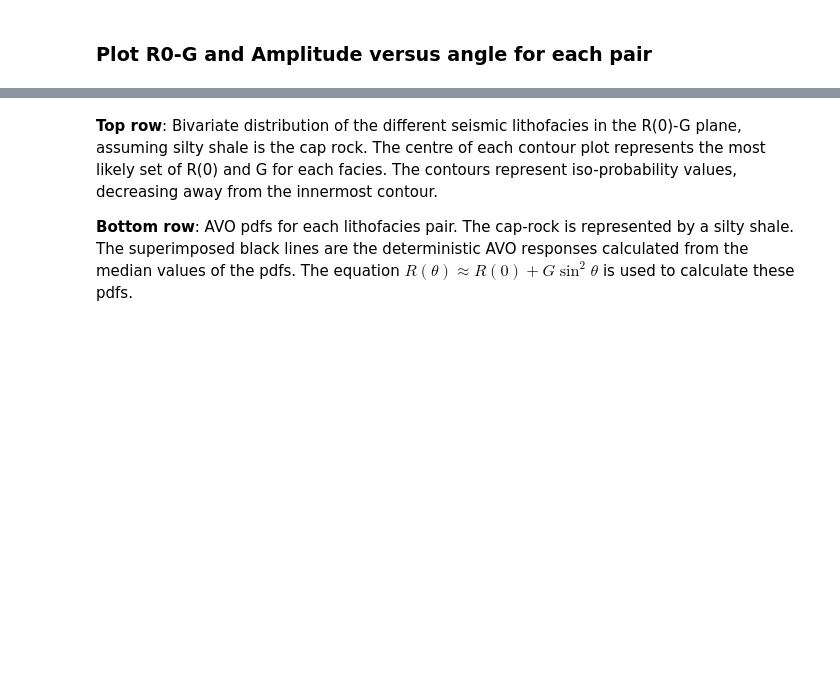
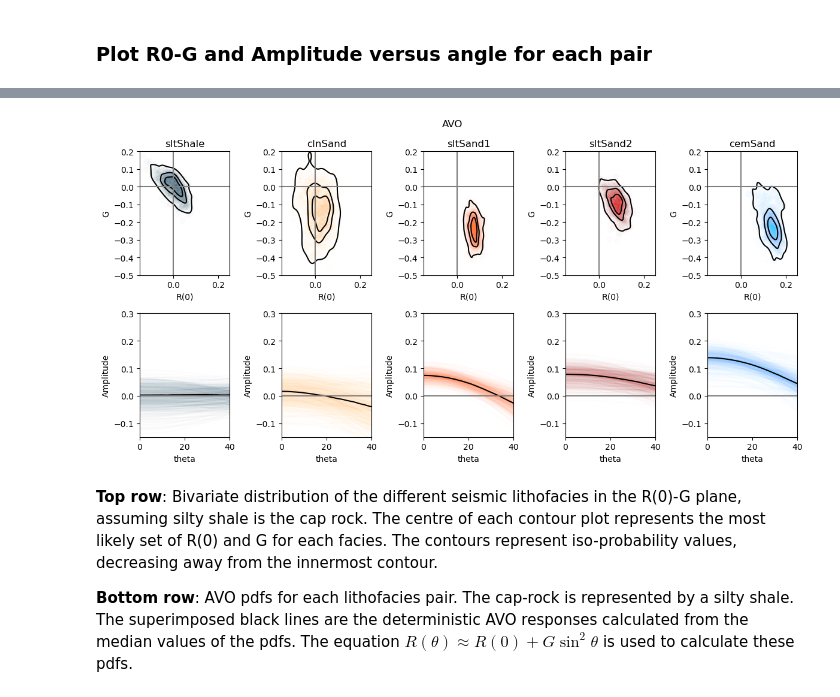
Before and after one commit to ABDunbar/Probabilistic-AVO-analysis, a Jupyter notebook: 01_Probabilistic_AVO_analysis.ipynb, the cells around one changed output, grey strips where cells are left out. Drawn from its saved outputs; the diff is of its cells as text; code cells hidden in the pictures; blank space fills up the shorter version.

Commit message:
code optimised plot - efficient

```diff
--- a/01_Probabilistic_AVO_analysis.ipynb
+++ b/01_Probabilistic_AVO_analysis.ipynb
@@ -194,5 +194,10 @@ r02_b, G2_b, Rtheta2_b, med2_b = r0g(kde[0][0], kde[0][1], kde[0][2], kde[2][0],
 r03_b, G3_b, Rtheta3_b, med3_b = r0g(kde[0][0], kde[0][1], kde[0][2], kde[3][0], kde[3][1], kde[3][2])
 r04_b, G4_b, Rtheta4_b, med4_b = r0g(kde[0][0], kde[0][1], kde[0][2], kde[4][0], kde[4][1], kde[4][2])
 r05_b, G5_b, Rtheta5_b, med5_b = r0g(kde[0][0], kde[0][1], kde[0][2], kde[5][0], kde[5][1], kde[5][2])
+
+rc_list = [r01_b, r02_b, r03_b, r04_b, r05_b]
+G_list = [G1_b, G2_b, G3_b, G4_b, G5_b]
+Rtheta_list = [Rtheta1_b, Rtheta2_b, Rtheta3_b, Rtheta4_b, Rtheta5_b]
+med_list = [med1_b, med2_b, med3_b, med4_b, med5_b]
 # %% [markdown]
 ### Plot R0-G and Amplitude versus angle for each pair
@@ -278,3 +204,34 @@ plt.savefig('Probabilistic_AVO_analysis.png');
+# %%
+alpha1=0.01
+alpha2=0.01
+
+fig, ax = plt.subplots(2, 5, squeeze=False, figsize=(12,6))
+fig.suptitle('AVO')
+
+# plot first row:
+for i in range(5):
+    ax[0,i].set_title(lith_list[i+1])
+    ax[0,i].scatter(rc_list[i], G_list[i], alpha=alpha1, color=ccc[i+1])
+    sns.kdeplot(ax=ax[0,i], x=rc_list[i], y=G_list[i], color='k', linestyles="-", levels=4)
+    ax[0,i].set_xlabel("R(0)"); ax[0,i].set_ylabel("G")
+    ax[0,i].set_xlim(-0.15, 0.25); ax[0,i].set_ylim(-0.5, 0.2)
+    ax[0,i].axvline(0, color='gray')
+    ax[0,i].axhline(0, color='gray')
+
+# plot second row
+for j in range(5):
+    for i in range(num_samples):
+        ax[1,j].plot(Rtheta_list[j][i][0], alpha=alpha2, color=ccc[j+1])
+    ax[1,j].plot(med_list[j], 'k')
+    ax[1,j].set_xlabel("theta"); ax[1,j].set_ylabel("Amplitude")
+    ax[1,j].set_xlim(0,40); ax[1,j].set_ylim(-0.15, 0.3)
+    ax[1,j].axvline(0, color='gray')
+    ax[1,j].axhline(0, color='gray')
+
+plt.tight_layout()
+plt.savefig('Probabilistic_AVO_analysis_a.png');
+# %% [output]
+[figure, added]
 # %% [markdown]
 **Top row**:  Bivariate distribution of the different seismic lithofacies in the R(0)-G plane, assuming silty shale is the cap rock.  The centre of each contour plot represents the most likely set of R(0) and G for each facies. The contours represent iso-probability values, decreasing away from the innermost contour.
 
```
Also changed, not shown: parts of 1 cell of this notebook.
